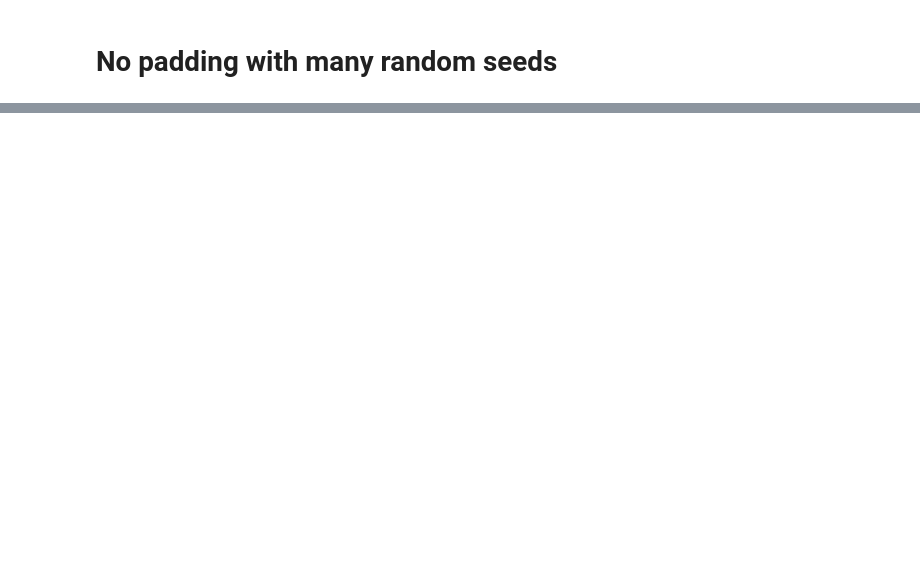
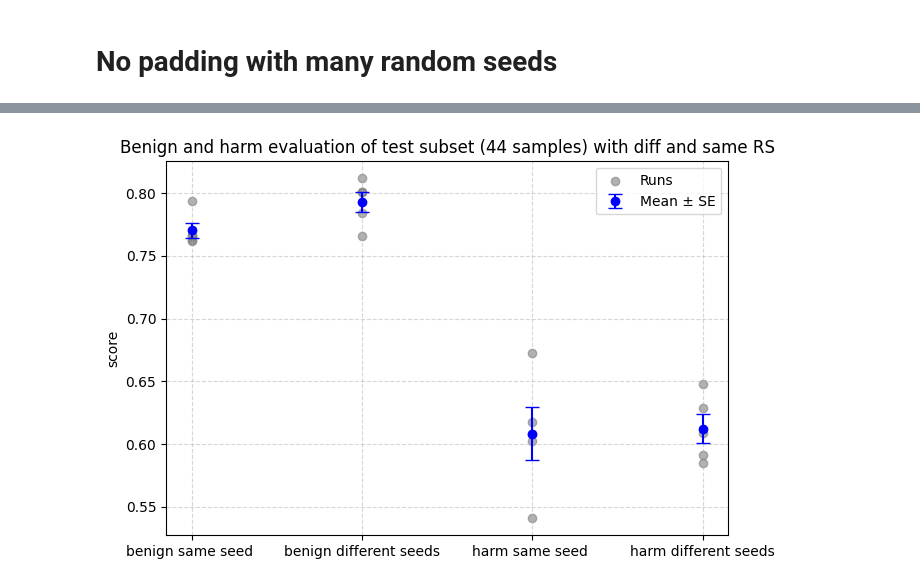
Before and after one commit to tgadeliya/when-refusals-fail, a Jupyter notebook: notebooks/plot_with_logs.ipynb, the cells around one changed output, grey strips where cells are left out. Cells and saved outputs as stored; diff of their text form; code cells hidden in the pictures; blank space fills up the shorter version.

```diff
--- a/notebooks/plot_with_logs.ipynb
+++ b/notebooks/plot_with_logs.ipynb
@@ -542,0 +319,11 @@ plt.show()
+# %%
+no_pad_seed_ablation = {
+    "benign same seed ": agg_rs_results("/Users/tsimur.hadeliya/code/algoverse_mountain/logs/benign/no_padding/gpt_4.1_nano/same_rs/test_hint_det_prompt").metrics_overall_agg["avg_score"],
+    "benign different seeds": agg_rs_results("/Users/tsimur.hadeliya/code/algoverse_mountain/logs/benign/no_padding/gpt_4.1_nano/diff_rs/test_hint_det_prompt").metrics_overall_agg["avg_score"],
+    "harm same seed ": agg_rs_results("/Users/tsimur.hadeliya/code/algoverse_mountain/logs/harm/no_padding/gpt_4.1_nano/same_rs/test_hint_det_prompt").metrics_overall_agg["avg_score"],
+    "harm different seeds": agg_rs_results("/Users/tsimur.hadeliya/code/algoverse_mountain/logs/harm/no_padding/gpt_4.1_nano/diff_rs/test_hint_det_prompt").metrics_overall_agg["avg_score"],
+}
+# print(no_pad_seed_ablation)
+plot_dict_with_rs(no_pad_seed_ablation, xlabel="" ,title="Benign and harm evaluation of test subset (44 samples) with diff and same RS")
+# %% [output]
+[figure, added]
```
Also changed, not shown: parts of 60 cells of this notebook, 4 other files.
